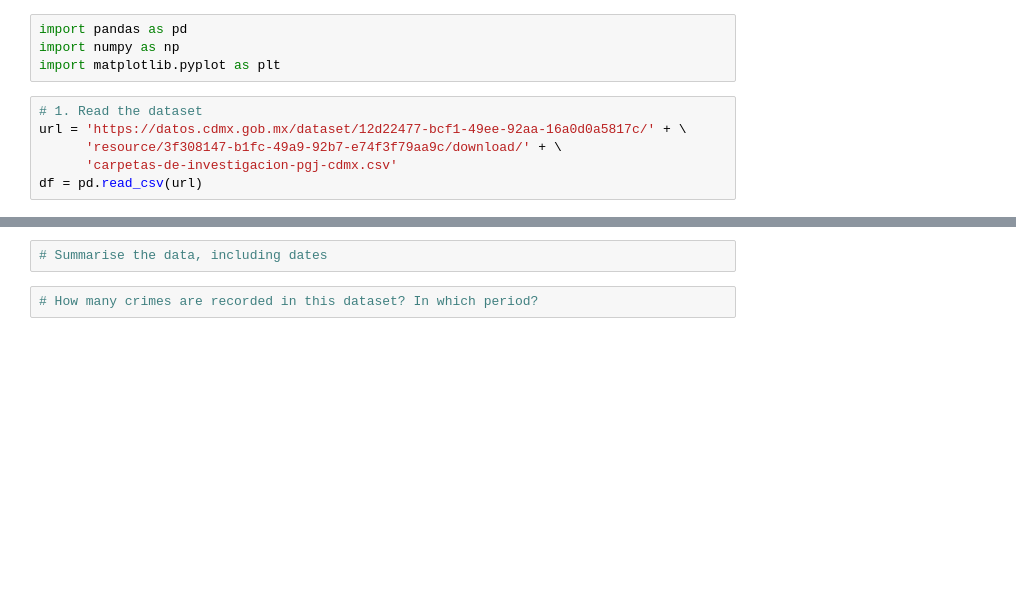
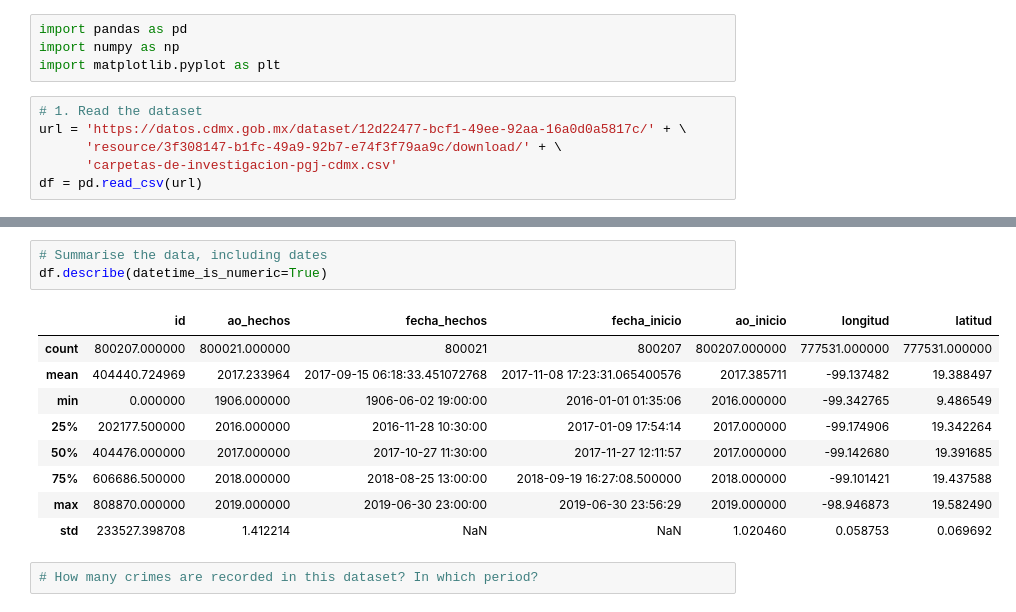
Before and after one commit to xalejandrow/interacting-with-the-twitter-api-project-tutorial, a Jupyter notebook: Crimes_4GKS.ipynb, the cells around one changed output, grey strips where cells are left out. Saved outputs shown, nothing was run; the diff lists cells and outputs as text; blank space fills up the shorter version.

```diff
--- a/Crimes_4GKS.ipynb
+++ b/Crimes_4GKS.ipynb
@@ -21,5 +121,16 @@ df = pd.read_csv(url)
 # %%
 # Summarise the data, including dates
+df.describe(datetime_is_numeric=True)
+# %% [output]
+|  | id | ao_hechos | fecha_hechos | fecha_inicio | ao_inicio | longitud | latitud |
+| count | 800207.000000 | 800021.000000 | 800021 | 800207 | 800207.000000 | 777531.000000 | 777531.000000 |
+| mean | 404440.724969 | 2017.233964 | 2017-09-15 06:18:33.451072768 | 2017-11-08 17:23:31.065400576 | 2017.385711 | -99.137482 | 19.388497 |
+| min | 0.000000 | 1906.000000 | 1906-06-02 19:00:00 | 2016-01-01 01:35:06 | 2016.000000 | -99.342765 | 9.486549 |
+| 25% | 202177.500000 | 2016.000000 | 2016-11-28 10:30:00 | 2017-01-09 17:54:14 | 2017.000000 | -99.174906 | 19.342264 |
+| 50% | 404476.000000 | 2017.000000 | 2017-10-27 11:30:00 | 2017-11-27 12:11:57 | 2017.000000 | -99.142680 | 19.391685 |
+| 75% | 606686.500000 | 2018.000000 | 2018-08-25 13:00:00 | 2018-09-19 16:27:08.500000 | 2018.000000 | -99.101421 | 19.437588 |
+| max | 808870.000000 | 2019.000000 | 2019-06-30 23:00:00 | 2019-06-30 23:56:29 | 2019.000000 | -98.946873 | 19.582490 |
+| std | 233527.398708 | 1.412214 | NaN | NaN | 1.020460 | 0.058753 | 0.069692 |
 # %%
 # How many crimes are recorded in this dataset? In which period?
 # %%
```
Also changed, not shown: parts of 8 cells of this notebook.
